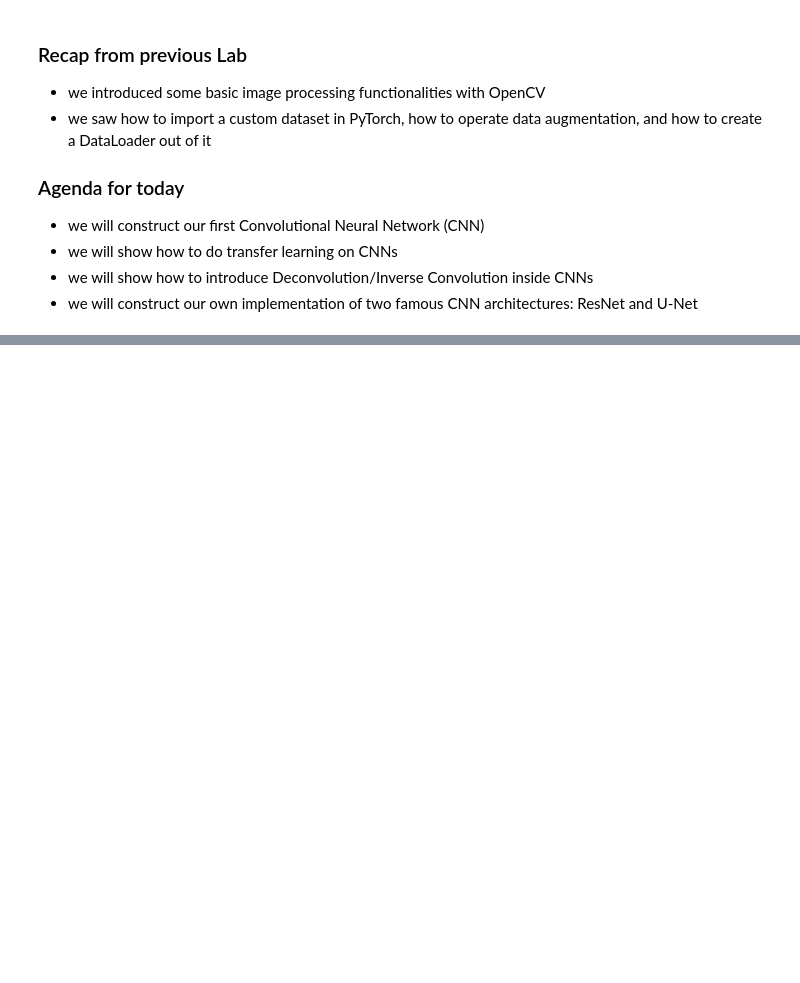
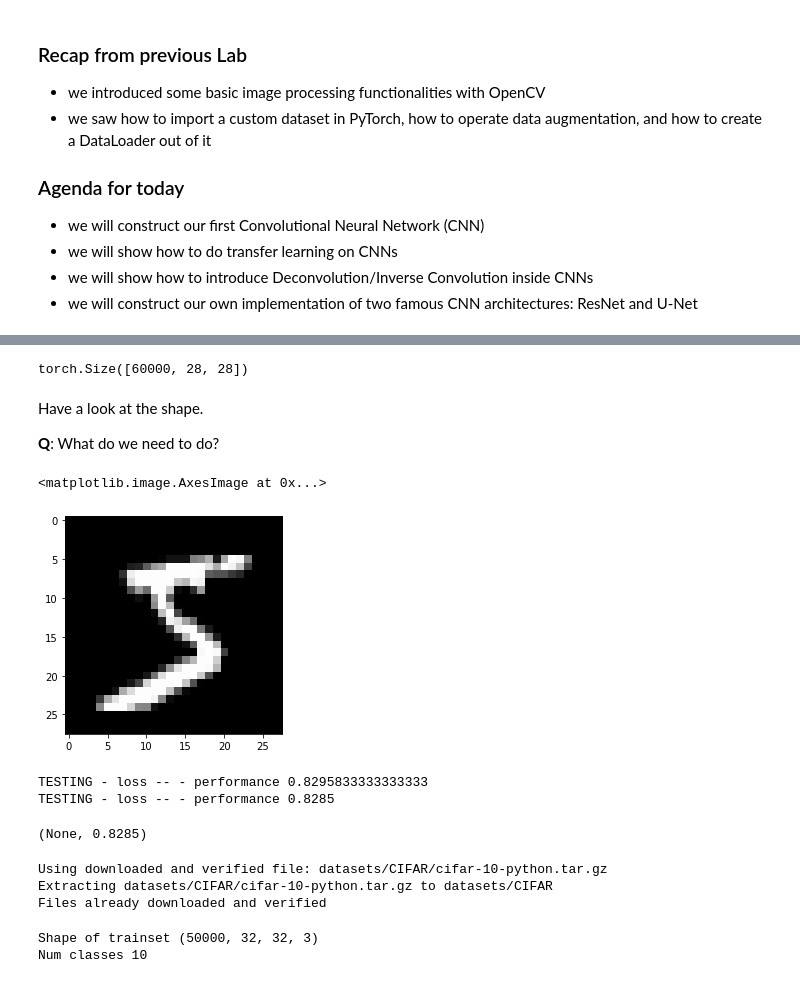
Before and after one commit to ansuini/DSSC_DL_2021, a Jupyter notebook: labs/07-convnets.ipynb, the cells around one changed output, grey strips where cells are left out. Cells and saved outputs as stored; diff of their text form; code cells hidden in the pictures; blank space fills up the shorter version.

Commit message:
Lab 7: finetuning model

```diff
--- a/labs/07-convnets.ipynb
+++ b/labs/07-convnets.ipynb
@@ -86,0 +223,37 @@ AttributeError: module 'torch.nn' has no attribute 'SiLU'
+# %%
+_, _, mnist_train, mnist_test = mnist.get_data()
+mnist_train.data.shape
+# %% [output]
+torch.Size([60000, 28, 28])
+# %% [markdown]
+Have a look at the shape.
+
+**Q**: What do we need to do?
+# %%
+class MNIST_3(torch.utils.data.Dataset):
+    def __init__(self, mnist_dataset, transform=None):
+        n, h, w = mnist_dataset.data.shape
+        self.data = mnist_dataset.data.clone().unsqueeze(1).expand(n, 3, h, w)
+        self.targets = mnist_dataset.targets.clone()
+        if transform is None:
+            self.transform = lambda x: x
+        else:
+            self.transform = transform
+
+    def __len__(self):
+        return self.data.shape[0]
+
+    def __getitem__(self, index):
+        return self.transform(self.data[index]), self.targets[index]
+# %%
+transforms_mnist = T.Compose([
+    lambda x: x/255,
+    T.Normalize([0.1307, 0.1307, 0.1307], [0.3081, 0.3081, 0.3081])
+])
+mnist3_train = MNIST_3(mnist_train, transforms_mnist)
+mnist3_test = MNIST_3(mnist_test, transforms_mnist)
+# %%
+plt.imshow(mnist3_train.data[0].permute(1,2,0))
+# %% [output]
+<matplotlib.image.AxesImage at 0x...>
+[figure, added]
@@ -86,0 +263,16 @@ AttributeError: module 'torch.nn' has no attribute 'SiLU'
+# %%
+train.test_model(net, mnist_trainloader)
+train.test_model(net, mnist_testloader)
+# %% [output]
+TESTING - loss -- - performance 0.8295833333333333
+TESTING - loss -- - performance 0.8285
+(None, 0.8285)
+# %%
+transform_cifar = T.Compose([T.ToTensor(), T.Normalize([0.4913997551666284, 0.48215855929893703, 0.4465309133731618], [0.24703225141799082, 0.24348516474564, 0.26158783926049628])])
+
+cifar_train = CIFAR10("datasets/CIFAR", train=True, transform=transform_cifar, download=True)
+cifar_test = CIFAR10("datasets/CIFAR", train=False, transform=transform_cifar, download=True)
+# %% [output]
+Using downloaded and verified file: datasets/CIFAR/cifar-10-python.tar.gz
+Extracting datasets/CIFAR/cifar-10-python.tar.gz to datasets/CIFAR
+Files already downloaded and verified
@@ -86,0 +282,6 @@ AttributeError: module 'torch.nn' has no attribute 'SiLU'
+# %%
+print("Shape of trainset", cifar_train.data.shape)
+print("Num classes", max(cifar_test.targets) + 1)
+# %% [output]
+Shape of trainset (50000, 32, 32, 3)
+Num classes 10
```
Also changed, not shown: parts of 25 cells of this notebook, 4 other files.
